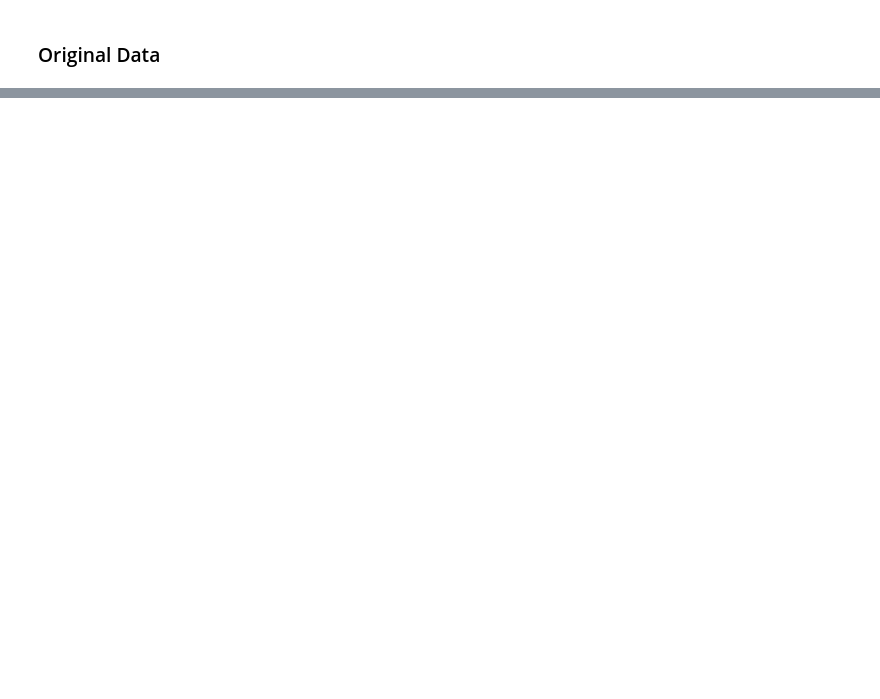
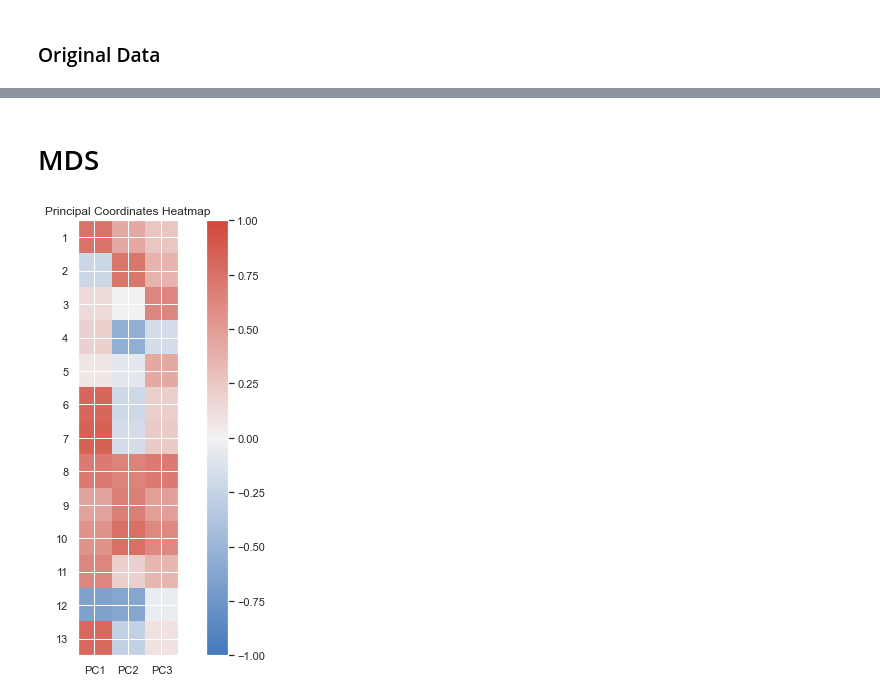
Before and after one commit to schmeti/u3cm_multivariate_analysis_project, a Jupyter notebook: Sleep_dataset_proyect.ipynb, the cells around one changed output, grey strips where cells are left out. Saved outputs shown, nothing was run; the diff lists cells and outputs as text; code cells hidden in the pictures; blank space fills up the shorter version.

```diff
--- a/Sleep_dataset_proyect.ipynb
+++ b/Sleep_dataset_proyect.ipynb
@@ -96,7 +96,7 @@ Based on unique value counts and the variable description, the numeric and categ
 # %%
 # # set up column lists
 numeric_variables = ['age','sleep_duration','physical_activity_level','heart_rate','daily_steps','blood_pressure_systolic','blood_pressure_diastolic']
-categorical_variables = ['gender','occupation','quality_of_sleep','stress_level','bmi_category','sleep_disorder']
+categorical_variables = ['occupation','quality_of_sleep','stress_level','bmi_category','gender','sleep_disorder']
 # data.nunique()
 # %%
 #data[categorical_variables].apply(pd.unique)
@@ -1023,0 +1098,2 @@ print(f"Silhouette Score: {sil_score}")
+# %% [markdown]
+# MDS
@@ -1023,0 +1127,3 @@ print(f"Silhouette Score: {sil_score}")
+# %%
+import gower
+m_distance_gowers = gower.gower_matrix(data)
@@ -1023,0 +1201,68 @@ print(f"Silhouette Score: {sil_score}")
+# %%
+import numpy as np
+import pandas as pd
+import seaborn as sns
+import matplotlib.pyplot as plt
+from scipy.stats import pearsonr, spearmanr
+from scipy.stats import chi2_contingency
+
+# Cramer's V function
+def cramer_v(u, X):
+    n = len(u)
+    percentiles = np.percentile(X, [0, 25, 50, 75, 100])
+    Xcat = np.ones(n)
+    Xcat[(X > percentiles[1]) & (X <= percentiles[2])] = 2
+    Xcat[(X > percentiles[2]) & (X <= percentiles[3])] = 3
+    Xcat[X > percentiles[3]] = 4
+
+    # Create contingency table
+    cont_table = pd.crosstab(u, Xcat)
+    chi2, p, dof, expected = chi2_contingency(cont_table)
+
+    k = len(np.unique(u))
+    r = len(np.unique(Xcat))
+
+    V = np.sqrt(chi2 / (n * min(k - 1, r - 1)))
+    return V
+
+# Main correlation function
+def correlaciones2(X, Y, pcuant, pnominal):
+    p = X.shape[1]
+    pordinal = p - pcuant - pnominal
+    corr_table = np.zeros((p, 3))
+
+    # Pearson correlations for the quantitative variables
+    for i in range(pcuant):
+        corr_table[i, :] = [pearsonr(Y[:, 0], X[:, i])[0], pearsonr(Y[:, 1], X[:, i])[0], pearsonr(Y[:, 2], X[:, i])[0]]
+
+    # Cramer's V for nominal variables
+    for i in range(pcuant, pcuant + pnominal):
+        corr_table[i, :] = [cramer_v(X[:, i], Y[:, 0]), cramer_v(X[:, i], Y[:, 1]), cramer_v(X[:, i], Y[:, 2])]
+
+    # Spearman correlations for ordinal variables
+    for i in range(pcuant + pnominal, p):
+        corr_table[i, :] = [spearmanr(Y[:, 0], X[:, i])[0], spearmanr(Y[:, 1], X[:, i])[0], spearmanr(Y[:, 2], X[:, i])[0]]
+
+    # Plotting the heatmap
+    L1 = ['PC1', 'PC2', 'PC3']
+
+    fig, ax = plt.subplots(figsize=(10, 8))
+    cmap = sns.diverging_palette(250, 15, as_cmap=True)
+    cax = ax.imshow(corr_table, cmap=cmap, vmin=-1, vmax=1)
+    ax.set_xticks(np.arange(3))
+    ax.set_xticklabels(L1)
+    ax.set_yticks(np.arange(p))
+    ax.set_yticklabels(range(1, p+1))  # You can modify this based on your column names
+    ax.set_title('Principal Coordinates Heatmap', fontsize=12)
+    fig.colorbar(cax, ax=ax)
+
+    plt.show()
+
+    return corr_table
+
+
+data_sorted = data[numeric_variables + categorical_variables].to_numpy()
+
+correlaciones2(data_sorted, Y = Y[:,0:3], pcuant = 7, pnominal = 4)
+# %% [output]
+[figure, added]
```
Also changed, not shown: parts of 36 cells of this notebook.
